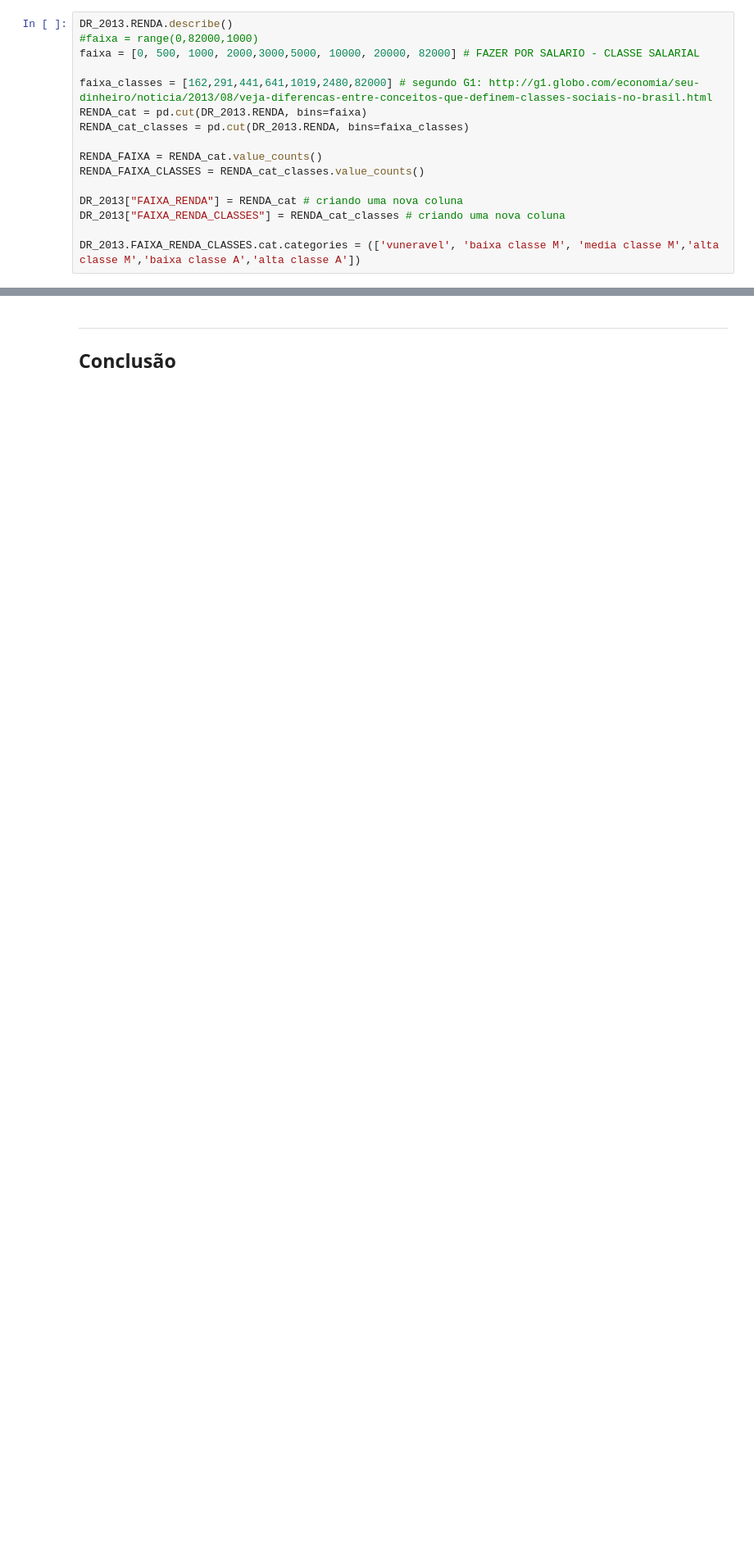
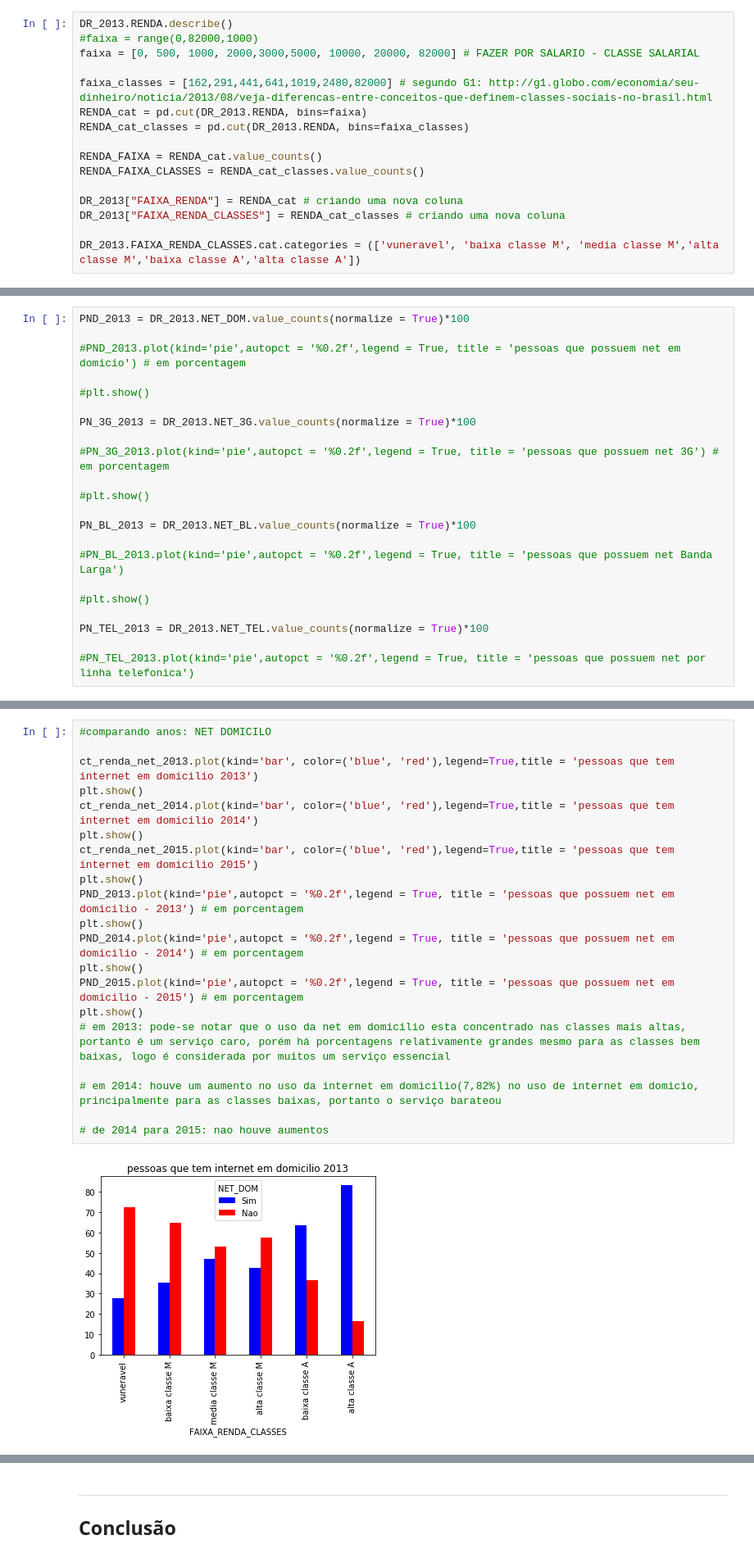
Before and after one commit to betofr1/Ciencia_dos_dados, a Jupyter notebook: Projeto1 Layout.ipynb, the cells around one changed output, grey strips where cells are left out. Shown: that part at 82% size. Drawn from its saved outputs; the diff is of its cells as text; blank space fills up the shorter version.

```diff
--- a/Projeto1 Layout.ipynb
+++ b/Projeto1 Layout.ipynb
@@ -205 +104,23 @@ dfnao = pd.DataFrame(DR_2013[DR_2013.NET_DOM == "Nao"].iloc[:,-2])
+# %%
+PND_2013 = DR_2013.NET_DOM.value_counts(normalize = True)*100
+
+#PND_2013.plot(kind='pie',autopct = '%0.2f',legend = True, title = 'pessoas que possuem net em domicio') # em porcentagem
+
+#plt.show()
+
+PN_3G_2013 = DR_2013.NET_3G.value_counts(normalize = True)*100
+
+#PN_3G_2013.plot(kind='pie',autopct = '%0.2f',legend = True, title = 'pessoas que possuem net 3G') # em porcentagem
+
+#plt.show()
+
+PN_BL_2013 = DR_2013.NET_BL.value_counts(normalize = True)*100
+
+#PN_BL_2013.plot(kind='pie',autopct = '%0.2f',legend = True, title = 'pessoas que possuem net Banda Larga')
+
+#plt.show()
+
+PN_TEL_2013 = DR_2013.NET_TEL.value_counts(normalize = True)*100
+
+#PN_TEL_2013.plot(kind='pie',autopct = '%0.2f',legend = True, title = 'pessoas que possuem net por linha telefonica')
 # %%
@@ -215,0 +302,22 @@ ct_NR.plot(kind='hist', color=('blue', 'red'),legend=True,bins = faixa, normed =
+# %%
+#comparando anos: NET DOMICILO
+
+ct_renda_net_2013.plot(kind='bar', color=('blue', 'red'),legend=True,title = 'pessoas que tem internet em domicilio 2013')
+plt.show()
+ct_renda_net_2014.plot(kind='bar', color=('blue', 'red'),legend=True,title = 'pessoas que tem internet em domicilio 2014')
+plt.show()
+ct_renda_net_2015.plot(kind='bar', color=('blue', 'red'),legend=True,title = 'pessoas que tem internet em domicilio 2015')
+plt.show()
+PND_2013.plot(kind='pie',autopct = '%0.2f',legend = True, title = 'pessoas que possuem net em domicilio - 2013') # em porcentagem
+plt.show()
+PND_2014.plot(kind='pie',autopct = '%0.2f',legend = True, title = 'pessoas que possuem net em domicilio - 2014') # em porcentagem
+plt.show()
+PND_2015.plot(kind='pie',autopct = '%0.2f',legend = True, title = 'pessoas que possuem net em domicilio - 2015') # em porcentagem
+plt.show()
+# em 2013: pode-se notar que o uso da net em domicilio esta concentrado nas classes mais altas, portanto é um serviço caro, porém há porcentagens relativamente grandes mesmo para as classes bem baixas, logo é considerada por muitos um serviço essencial
+
+# em 2014: houve um aumento no uso da internet em domicilio(7,82%) no uso de internet em domicio, principalmente para as classes baixas, portanto o serviço barateou
+
+# de 2014 para 2015: nao houve aumentos
+# %% [output]
+[figure, added]
```
Also changed, not shown: parts of 24 cells of this notebook, 1 other file.
